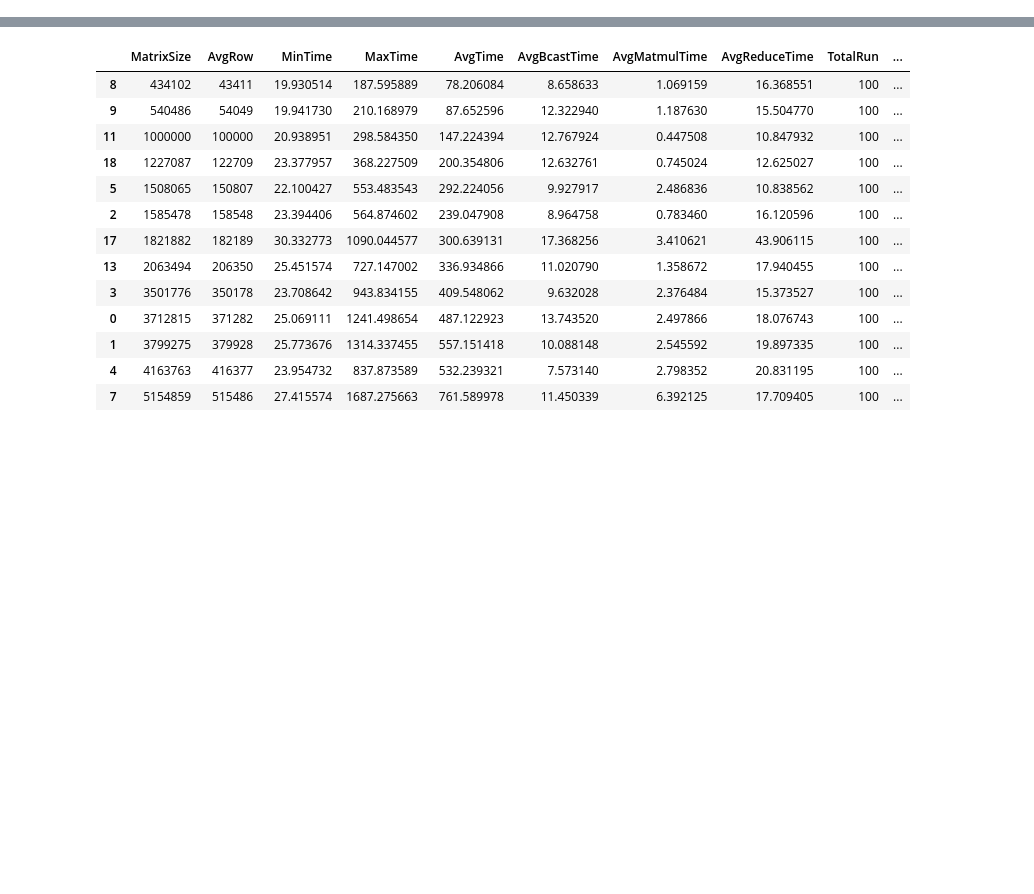
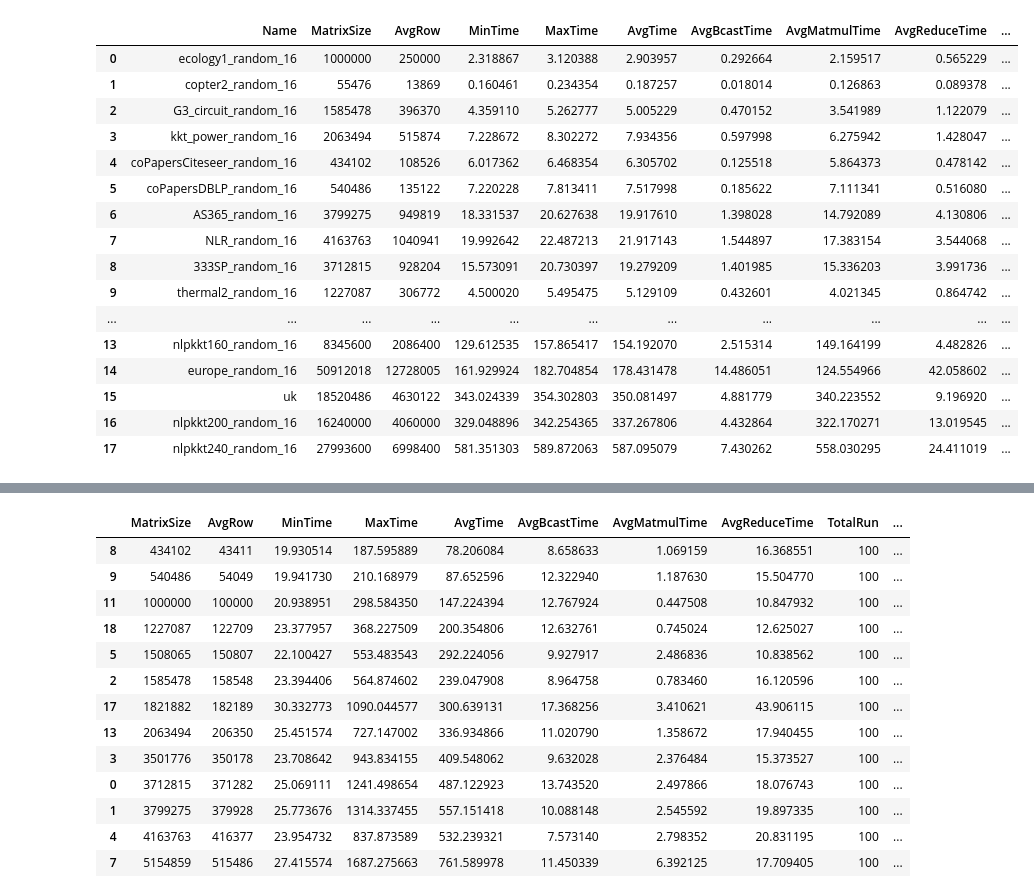
Before and after one commit to marufdsi/matvec-sparse, a Jupyter notebook: New Model for Workshop.ipynb, the cells around one changed output, grey strips where cells are left out. Drawn from its saved outputs; the diff is of its cells as text; code cells hidden in the pictures; blank space fills up the shorter version.

Commit message:
2D matrix multiplication updated

```diff
--- a/New Model for Workshop.ipynb
+++ b/New Model for Workshop.ipynb
@@ -58,0 +44,20 @@ skylake_2d_100
+# %%
+skylake_2d
+# %% [output]
+|  | Name | MatrixSize | AvgRow | MinTime | MaxTime | AvgTime | AvgBcastTime | AvgMatmulTime | AvgReduceTime | ... |
+| 0 | ecology1_random_16 | 1000000 | 250000 | 2.318867 | 3.120388 | 2.903957 | 0.292664 | 2.159517 | 0.565229 | ... |
+| 1 | copter2_random_16 | 55476 | 13869 | 0.160461 | 0.234354 | 0.187257 | 0.018014 | 0.126863 | 0.089378 | ... |
+| 2 | G3_circuit_random_16 | 1585478 | 396370 | 4.359110 | 5.262777 | 5.005229 | 0.470152 | 3.541989 | 1.122079 | ... |
+| 3 | kkt_power_random_16 | 2063494 | 515874 | 7.228672 | 8.302272 | 7.934356 | 0.597998 | 6.275942 | 1.428047 | ... |
+| 4 | coPapersCiteseer_random_16 | 434102 | 108526 | 6.017362 | 6.468354 | 6.305702 | 0.125518 | 5.864373 | 0.478142 | ... |
+| 5 | coPapersDBLP_random_16 | 540486 | 135122 | 7.220228 | 7.813411 | 7.517998 | 0.185622 | 7.111341 | 0.516080 | ... |
+| 6 | AS365_random_16 | 3799275 | 949819 | 18.331537 | 20.627638 | 19.917610 | 1.398028 | 14.792089 | 4.130806 | ... |
+| 7 | NLR_random_16 | 4163763 | 1040941 | 19.992642 | 22.487213 | 21.917143 | 1.544897 | 17.383154 | 3.544068 | ... |
+| 8 | 333SP_random_16 | 3712815 | 928204 | 15.573091 | 20.730397 | 19.279209 | 1.401985 | 15.336203 | 3.991736 | ... |
+| 9 | thermal2_random_16 | 1227087 | 306772 | 4.500020 | 5.495475 | 5.129109 | 0.432601 | 4.021345 | 0.864742 | ... |
+| ... | ... | ... | ... | ... | ... | ... | ... | ... | ... | ... |
+| 13 | nlpkkt160_random_16 | 8345600 | 2086400 | 129.612535 | 157.865417 | 154.192070 | 2.515314 | 149.164199 | 4.482826 | ... |
+| 14 | europe_random_16 | 50912018 | 12728005 | 161.929924 | 182.704854 | 178.431478 | 14.486051 | 124.554966 | 42.058602 | ... |
+| 15 | uk | 18520486 | 4630122 | 343.024339 | 354.302803 | 350.081497 | 4.881779 | 340.223552 | 9.196920 | ... |
+| 16 | nlpkkt200_random_16 | 16240000 | 4060000 | 329.048896 | 342.254365 | 337.267806 | 4.432864 | 322.170271 | 13.019545 | ... |
+| 17 | nlpkkt240_random_16 | 27993600 | 6998400 | 581.351303 | 589.872063 | 587.095079 | 7.430262 | 558.030295 | 24.411019 | ... |
```
Also changed, not shown: parts of 9 cells of this notebook, 1 other file.
